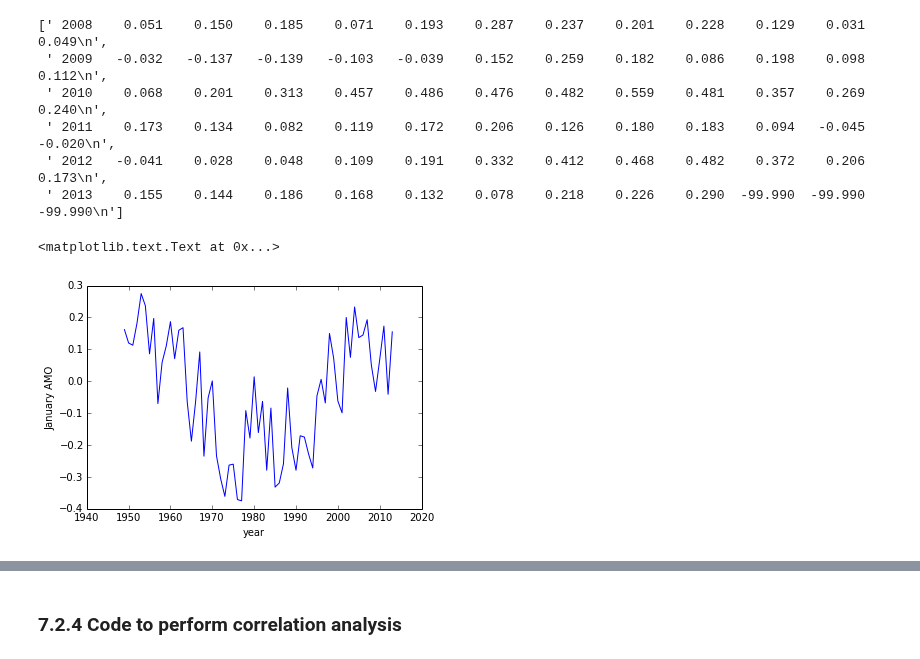
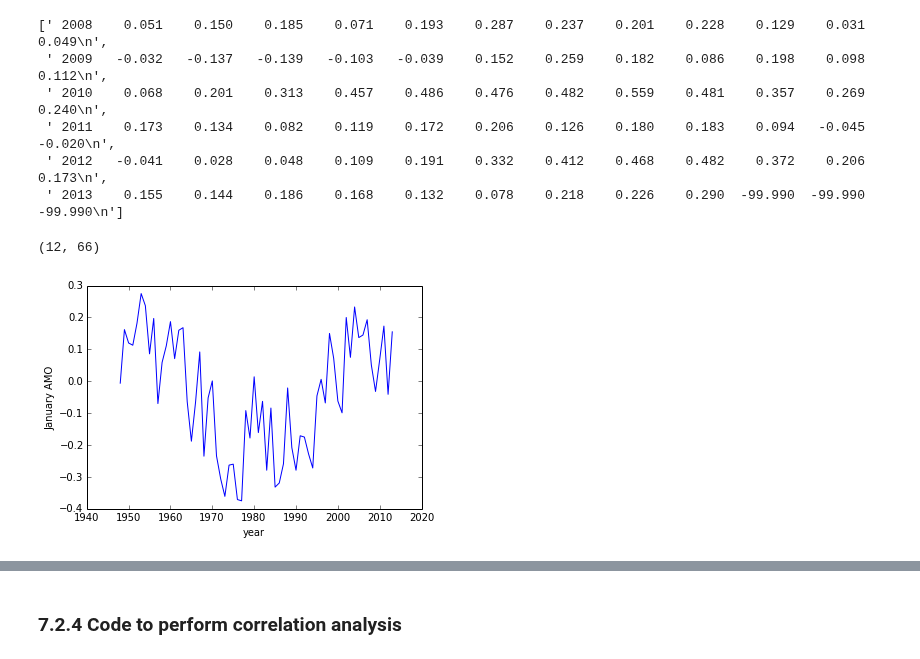
Before and after one commit to profLewis/geogg122, a Jupyter notebook: Chapter7_ENSO/ENSO.ipynb, the cells around one changed output, grey strips where cells are left out. Drawn from its saved outputs; the diff is of its cells as text; code cells hidden in the pictures.

```diff
--- a/Chapter7_ENSO/ENSO.ipynb
+++ b/Chapter7_ENSO/ENSO.ipynb
@@ -188,17 +270,20 @@ raw_data[-10:-4]
  ' 2012   -0.041    0.028    0.048    0.109    0.191    0.332    0.412    0.468    0.482    0.372    0.206    0.173\n',
  ' 2013    0.155    0.144    0.186    0.168    0.132    0.078    0.218    0.226    0.290  -99.990  -99.990  -99.990\n']
 # %%
-cdata = np.array([r.split() for r in raw_data[2:-4]]).astype(float)
+cdata = np.array([r.split() for r in raw_data[1:-4]]).astype(float)
 
-mask = (cdata < -50 )
-cdata = ma.array(cdata,mask=mask).T
+cmask = (cdata < -50 )
+cdata = ma.array(cdata,mask=cmask).T
+cyears = cdata[0]
+cdata = cdata[1:]
 
 # now we have the climate data as a masked array
 # column 0 is years, column 1 is Jan etc.
 # %%
-plt.plot(cdata[0],cdata[1])
+plt.plot(cyears,cdata[0])
 plt.xlabel('year')
 plt.ylabel('January AMO')
+print cdata.shape
 # %% [output]
-<matplotlib.text.Text at 0x...>
+(12, 66)
-[figure, old version]
+[figure, new version]
```
Also changed, not shown: parts of 29 cells of this notebook.
